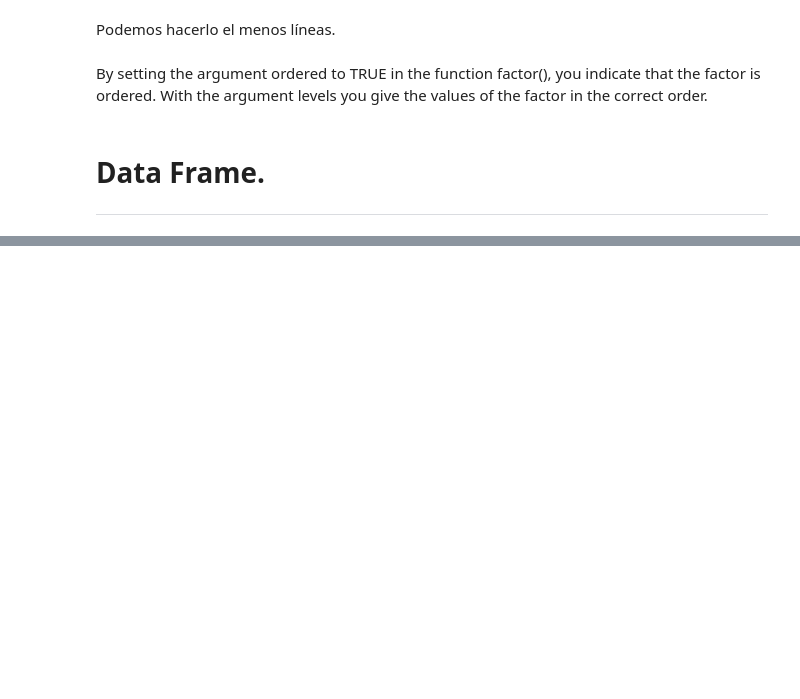
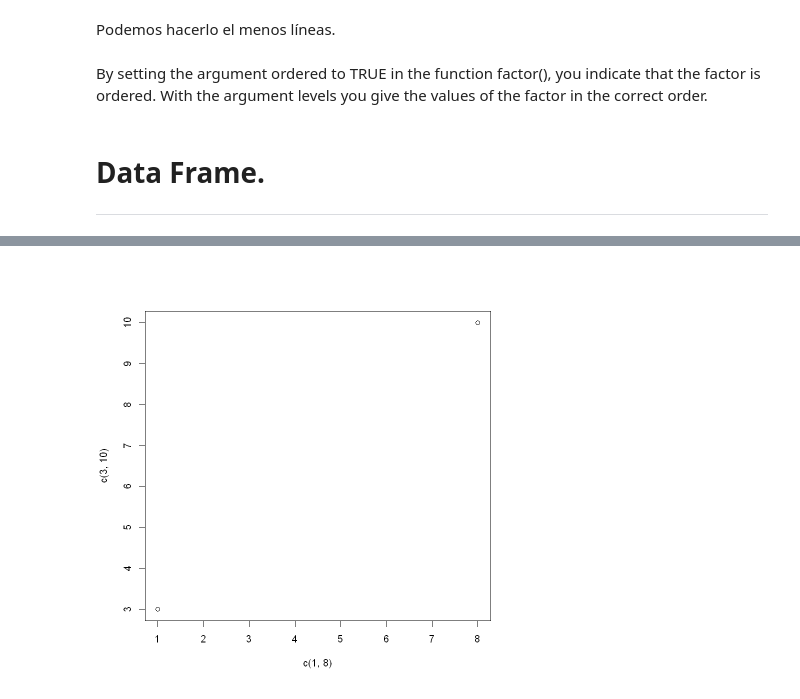
Before and after one commit to Crisel8a/R, a Jupyter notebook: R.ipynb, the cells around one changed output, grey strips where cells are left out. Saved outputs shown, nothing was run; the diff lists cells and outputs as text; code cells hidden in the pictures; blank space fills up the shorter version.

```diff
--- a/R.ipynb
+++ b/R.ipynb
@@ -419,0 +556,4 @@ departed_list
+# %%
+plot(c(1, 8), c(3, 10))
+# %% [output]
+[figure, added]
```
Also changed, not shown: parts of 32 cells of this notebook.
